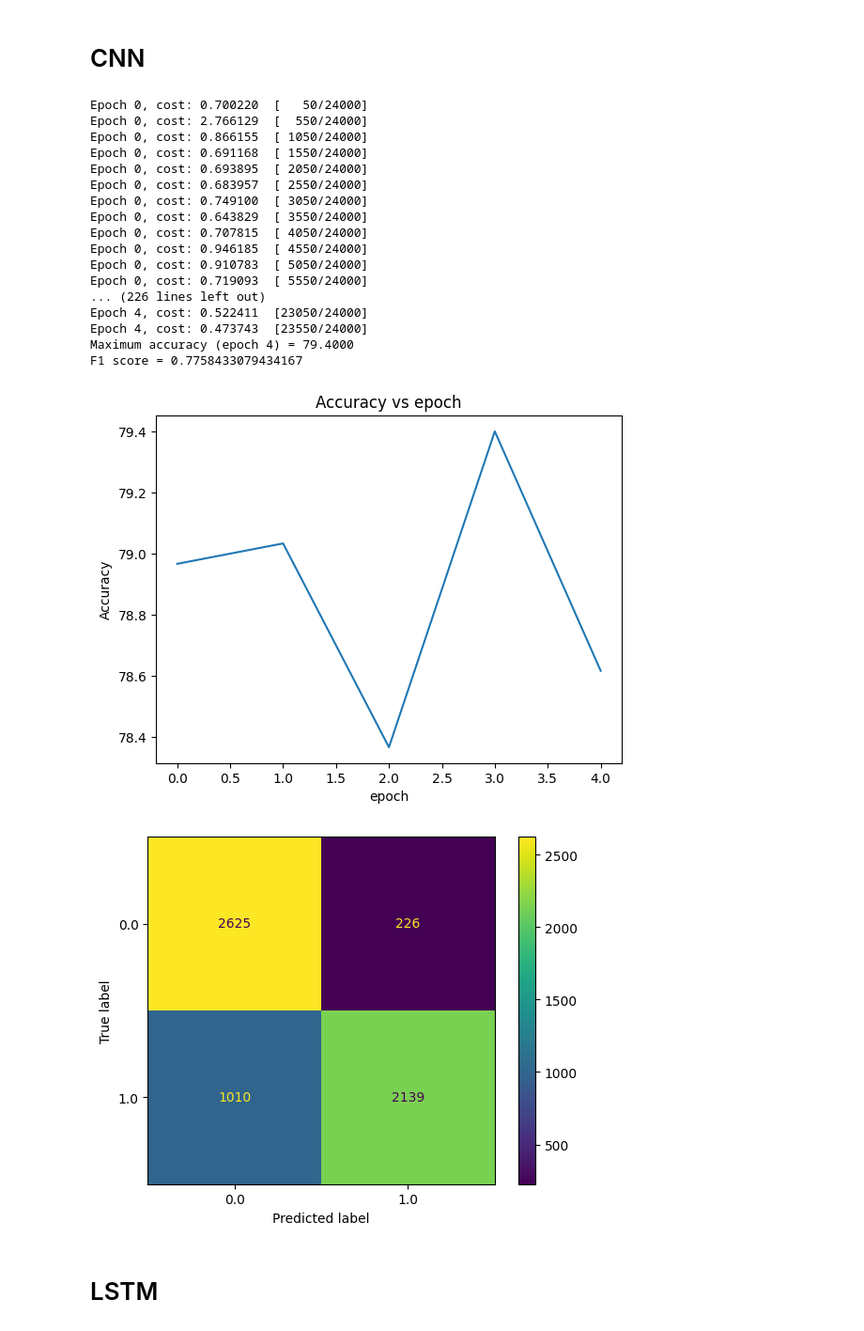
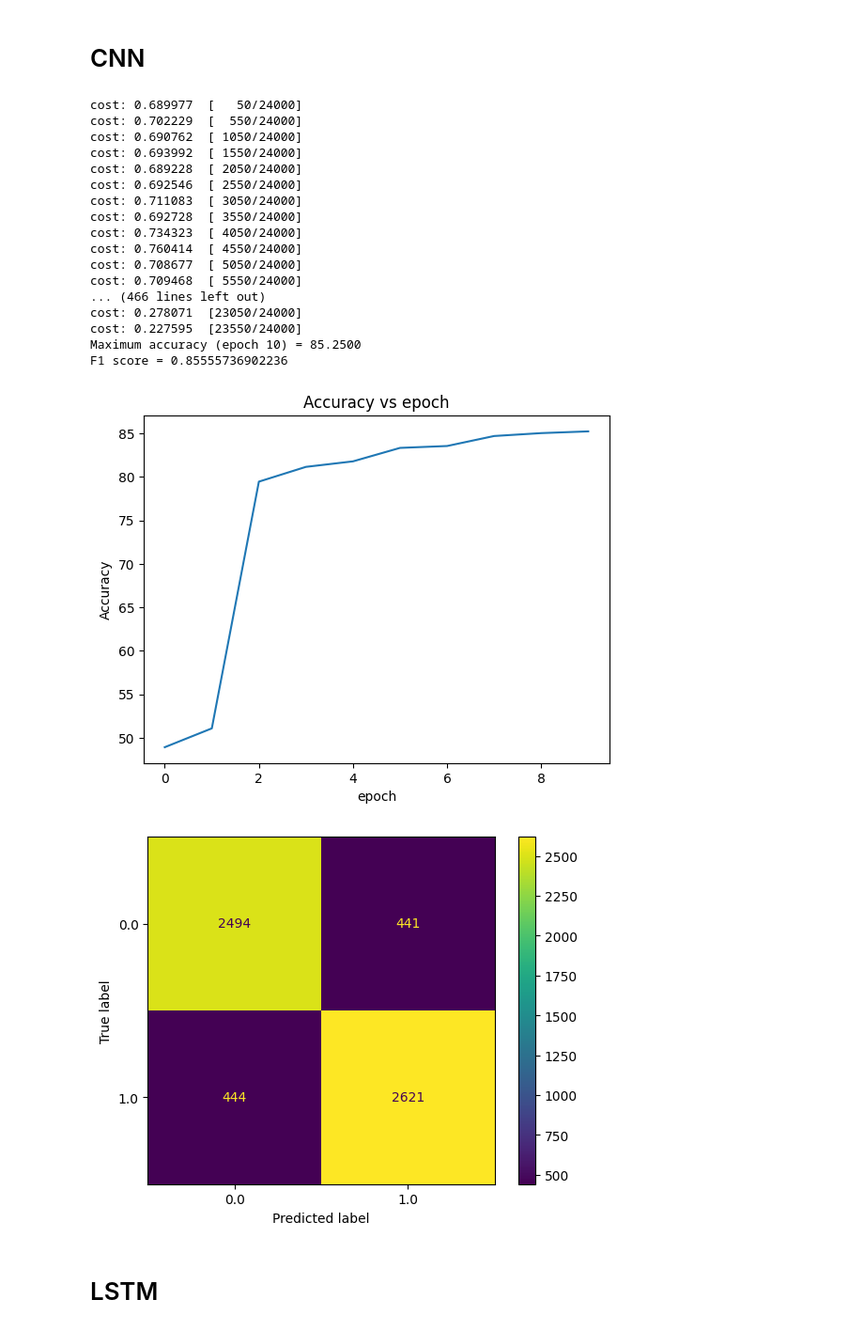
Before and after one commit to nwon24/nlp, a Jupyter notebook: W8/models.ipynb, the cells around one changed output. Shown: that part at 94% size. Saved outputs shown, nothing was run; the diff lists cells and outputs as text; code cells hidden in the pictures.

```diff
--- a/W8/models.ipynb
+++ b/W8/models.ipynb
@@ -99,20 +107,27 @@ class Model():
     def reshape(self,x):
         return x
 
-    def train(self):
+    def pretrain(self):
+        pass
+
+    def postbatch(self):
+        pass
+
+    def train_loop(self):
         self.model.train()
         size=len(self.train_loader.dataset)
-        for epoch in range(self.epochs):
-            for batch,(x,y) in enumerate(self.train_loader):
-                x,y=x.to(device),y.to(device)
-                pred=self.model(self.reshape(x))
-                cost=self.loss_fn(pred.flatten(),y)
-                cost.backward()
-                self.optimizer.step()
-                self.optimizer.zero_grad()
-                if batch%10 == 0:
-                    cost,current=cost.item(),batch*self.batch_size+len(x)
-                    print(f"Epoch {epoch}, cost: {cost:>7f}  [{current:>5d}/{size:>5d}]")
+        self.pretrain()
+        for batch,(x,y) in enumerate(self.train_loader):
+            x,y=x.to(device),y.to(device)
+            pred=self.model(self.reshape(x))
+            cost=self.loss_fn(pred.flatten(),y)
+            cost.backward()
+            self.optimizer.step()
+            self.optimizer.zero_grad()
+            self.postbatch()
+            if batch%10 == 0:
+                cost,current=cost.item(),batch*self.batch_size+len(x)
+                print(f"cost: {cost:>7f}  [{current:>5d}/{size:>5d}]")
 
     def test_loop(self):
         size=len(self.test_loader.dataset)
@@ -124,7 +139,7 @@ class Model():
             for (x,y) in self.test_loader:
                 x,y=x.to(device),y.to(device)
                 pred=self.model(self.reshape(x)).flatten()
-                preds.append(pred)
+                preds.append(pred.to("cpu"))
                 ncorrect=(torch.round(pred) == y).sum().item()
                 correct+=ncorrect
 
@@ -132,12 +147,13 @@ class Model():
         #print(f"Test Error: \n Accuracy: {(100*correct/size):>0.1f}%, Avg loss: {100*test_loss/size:>8f} \n")
         return 100*correct/size,np.hstack(preds)
 
-    def test(self):
+    def train(self):
         self.model.eval()
         x=np.arange(self.epochs)
         y=np.zeros(self.epochs)
         preds=np.zeros((self.epochs,len(self.test_loader.dataset)))
         for epoch in range(self.epochs):
+            self.train_loop()
             y[epoch],preds[epoch]=self.test_loop()
         plt.plot(x,y)
         plt.xlabel("epoch")
@@ -216,30 +232,29 @@ testY=torch.from_numpy(testY).float()
 # %%
 train_loader=DataLoader(corpus(trainX,trainY),batch_size=batch_size)
 test_loader=DataLoader(corpus(testX,testY),batch_size=batch_size)
-cnn_classifier=CNNClassifier(trainX.shape[1],[2],[2],[3])
+cnn_classifier=CNNClassifier(trainX.shape[1],[2],[2],[3]).to(device)
 cnn=CNNModel(cnn_classifier,nn.BCELoss(),Adam(cnn_classifier.parameters(),lr=lr),train_loader,test_loader,batch_size,epochs)
 # %%
 cnn.train()
-cnn.test()
 # %% [output]
-Epoch 0, cost: 0.700220  [   50/24000]
-Epoch 0, cost: 2.766129  [  550/24000]
-Epoch 0, cost: 0.866155  [ 1050/24000]
-Epoch 0, cost: 0.691168  [ 1550/24000]
-Epoch 0, cost: 0.693895  [ 2050/24000]
-Epoch 0, cost: 0.683957  [ 2550/24000]
-Epoch 0, cost: 0.749100  [ 3050/24000]
-Epoch 0, cost: 0.643829  [ 3550/24000]
-Epoch 0, cost: 0.707815  [ 4050/24000]
-Epoch 0, cost: 0.946185  [ 4550/24000]
-Epoch 0, cost: 0.910783  [ 5050/24000]
-Epoch 0, cost: 0.719093  [ 5550/24000]
-... (226 lines left out)
-Epoch 4, cost: 0.522411  [23050/24000]
-Epoch 4, cost: 0.473743  [23550/24000]
-Maximum accuracy (epoch 4) = 79.4000
-F1 score = 0.7758433079434167
+cost: 0.689977  [   50/24000]
+cost: 0.702229  [  550/24000]
+cost: 0.690762  [ 1050/24000]
+cost: 0.693992  [ 1550/24000]
+cost: 0.689228  [ 2050/24000]
+cost: 0.692546  [ 2550/24000]
+cost: 0.711083  [ 3050/24000]
+cost: 0.692728  [ 3550/24000]
+cost: 0.734323  [ 4050/24000]
+cost: 0.760414  [ 4550/24000]
+cost: 0.708677  [ 5050/24000]
+cost: 0.709468  [ 5550/24000]
+... (466 lines left out)
+cost: 0.278071  [23050/24000]
+cost: 0.227595  [23550/24000]
+Maximum accuracy (epoch 10) = 85.2500
+F1 score = 0.85555736902236
-[figure, old version]
+[figure, new version]
-[figure, old version]
+[figure, new version]
 # %% [markdown]
 # LSTM
```
Also changed, not shown: parts of 13 cells of this notebook.
